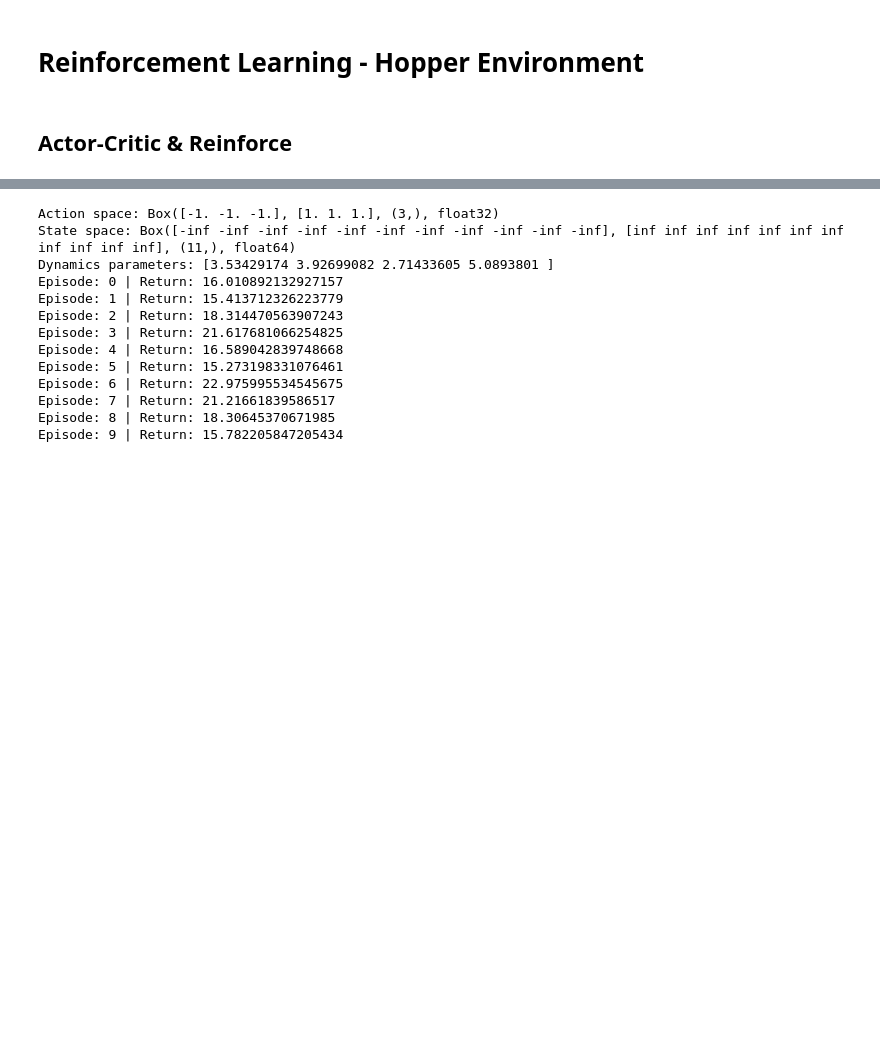
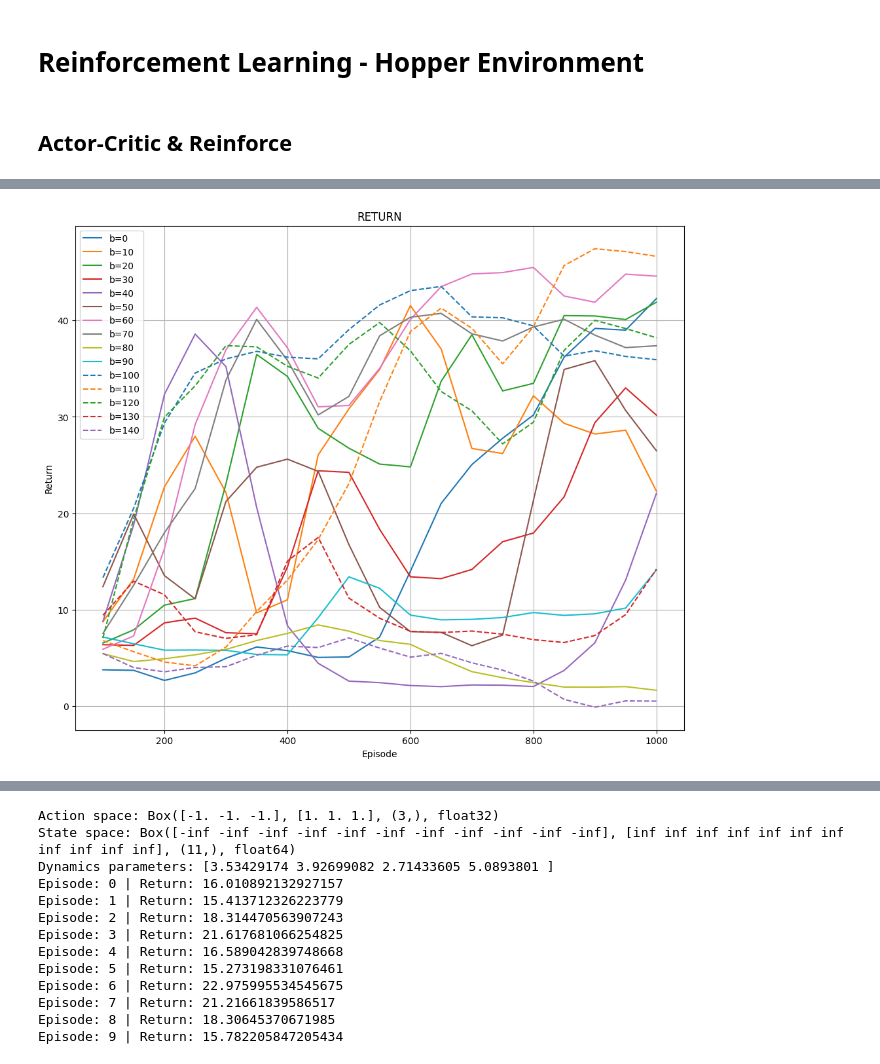
Before and after one commit to MaddalenaGhiotti/ReinforcementLearningProject, a Jupyter notebook: main.ipynb, the cells around one changed output, grey strips where cells are left out. Cells and saved outputs as stored; diff of their text form; code cells hidden in the pictures; blank space fills up the shorter version.

Commit message:
Tempo (da aggiustare legenda e titolo grafico), Prove con baseline

```diff
--- a/main.ipynb
+++ b/main.ipynb
@@ -31,2 +44,12 @@ import module_Reinforce_ActorCritic as rac
 # %%
-episodes = 5000
+episodes = 10000
+# %%
+"""
+returns_list = []
+times_list = []
+numbers=None
+for sd in seeds:
+    numbers, returns_array, times_array, model_name = rac.train(0, n_episodes=episodes, save_every=50, print_every=episodes//5, plot=False, random_state=sd)
+    returns_list.append(returns_array)
+    times_list.append(times_array)
+"""
@@ -32,0 +95,10 @@ episodes = 5000
+# %%
+"""
+returns_list_b20 = []
+times_list_b20 = []
+numbers_b20=None
+for sd in seeds:
+    numbers_b20, returns_array, times_array, model_name = rac.train(0, n_episodes=episodes, baseline=20, save_every=50, print_every=episodes//5, plot=False, random_state=sd)
+    returns_list_b20.append(returns_array)
+    times_list_b20.append(times_array)
+"""
@@ -32,0 +144,8 @@ episodes = 5000
+# %%
+returns_list_b = []
+times_list_b = []
+numbers_b=None
+for b in range(15):
+    numbers_b, returns_array, times_array, model_name = rac.train(0, n_episodes=episodes, baseline=b*10, save_every=50, print_every=episodes//1, plot=False, random_state=42)
+    returns_list_b.append(returns_array)
+    times_list_b.append(times_array)
@@ -32,0 +191,16 @@ episodes = 5000
+# %%
+plt.figure(figsize=(12,10))
+plt.title('RETURN')
+for i in range(15):
+    if i>9:
+        ls='--'
+    else:
+        ls='-'
+    line_b0 = plt.plot(numbers_b[1:], returns_list_b[i][1,1:], linestyle=ls, label=f'b={10*i}')
+plt.xlabel('Episode')
+plt.ylabel('Return')
+plt.grid()
+plt.legend()
+plt.savefig("./plots/"+'Prova'+'_Return',dpi=300)
+# %% [output]
+[figure, added]
```
Also changed, not shown: parts of 10 cells of this notebook, 1 other file.
